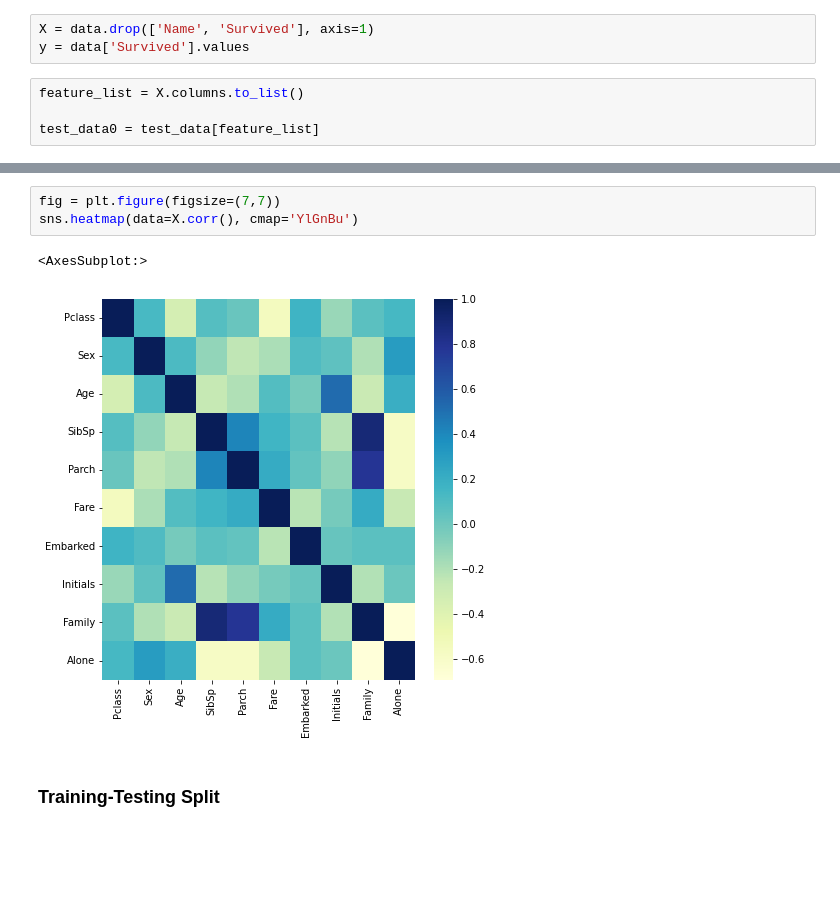
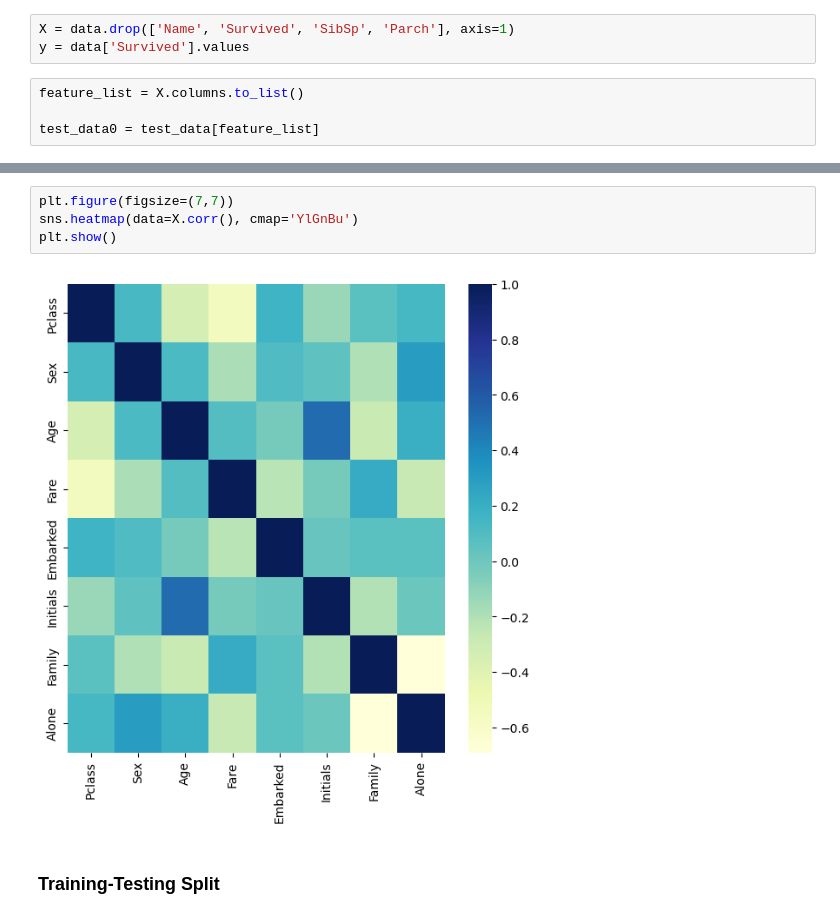
Before and after one commit to ashx010/Titanic_Analysis_Model, a Jupyter notebook: titanic-analysis-regression-model.ipynb, the cells around one changed output, grey strips where cells are left out. Cells and saved outputs as stored; diff of their text form; blank space fills up the shorter version.

```diff
--- a/titanic-analysis-regression-model.ipynb
+++ b/titanic-analysis-regression-model.ipynb
@@ -804,7 +794,7 @@ data.head(10)
 | 8 | 1 | 3 | Johnson, Mrs. Oscar W (Elisabeth ... | female | 27.0 | 0 | 2 | 11.1333 | S | Mrs | 3 | ... |
 | 9 | 1 | 2 | Nasser, Mrs. Nicholas (Adele Achem) | female | 14.0 | 1 | 0 | 30.0708 | C | Mrs | 2 | ... |
 # %%
-X = data.drop(['Name', 'Survived'], axis=1)
+X = data.drop(['Name', 'Survived', 'SibSp', 'Parch'], axis=1)
 y = data['Survived'].values
 # %%
 feature_list = X.columns.to_list()
@@ -848,9 +831,9 @@ X.head()
 # %%
-fig = plt.figure(figsize=(7,7))
+plt.figure(figsize=(7,7))
 sns.heatmap(data=X.corr(), cmap='YlGnBu')
+plt.show()
 # %% [output]
-<AxesSubplot:>
-[figure, old version]
+[figure, new version]
 # %% [markdown]
 ### Training-Testing Split
 # %%
```
Also changed, not shown: parts of 54 cells of this notebook.
